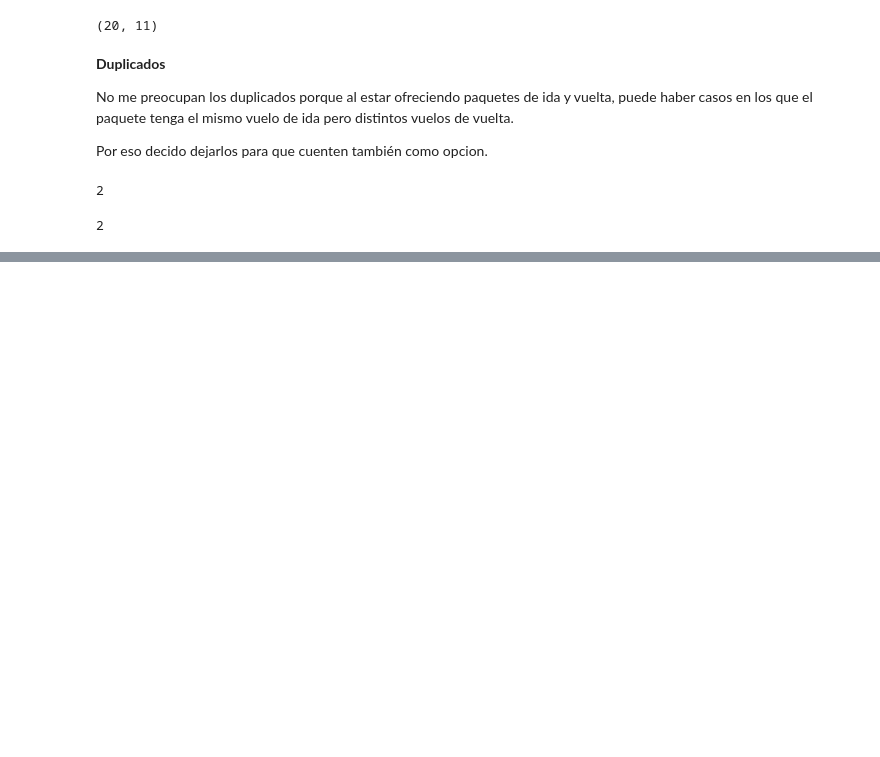
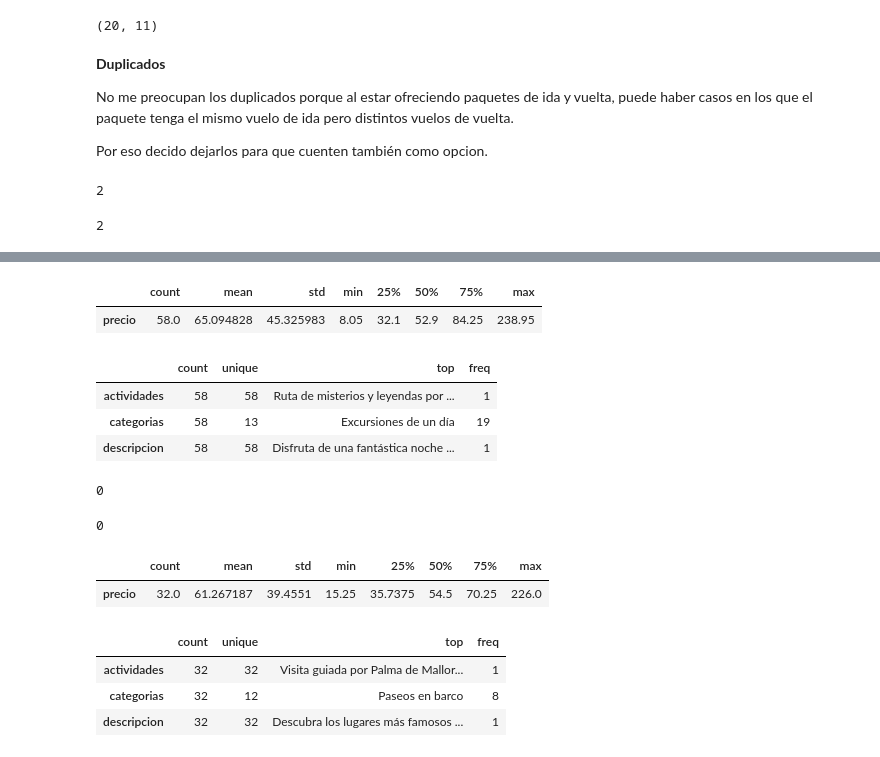
Before and after one commit to jgilsu11/Proyecto3-Explorando-Viajes, a Jupyter notebook: EDA.ipynb, the cells around one changed output, grey strips where cells are left out. Drawn from its saved outputs; the diff is of its cells as text; code cells hidden in the pictures; blank space fills up the shorter version.

```diff
--- a/EDA.ipynb
+++ b/EDA.ipynb
@@ -285,0 +455,3 @@ vuelos_tene.duplicated().sum()
+# %%
+actividades_pmi=pd.read_csv("datos/actividades_pmi.csv")
+actividades_tene=pd.read_csv("datos/actividades_tene.csv")
@@ -285,0 +486,32 @@ vuelos_tene.duplicated().sum()
+# %%
+actividades_tene.describe().T
+# %% [output]
+|  | count | mean | std | min | 25% | 50% | 75% | max |
+| precio | 58.0 | 65.094828 | 45.325983 | 8.05 | 32.1 | 52.9 | 84.25 | 238.95 |
+# %%
+actividades_tene.describe(include= "O").T
+# %% [output]
+|  | count | unique | top | freq |
+| actividades | 58 | 58 | Ruta de misterios y leyendas por ... | 1 |
+| categorias | 58 | 13 | Excursiones de un día | 19 |
+| descripcion | 58 | 58 | Disfruta de una fantástica noche ... | 1 |
+# %%
+actividades_pmi.duplicated().sum()
+# %% [output]
+0
+# %%
+actividades_tene.duplicated().sum()
+# %% [output]
+0
+# %%
+actividades_pmi.describe().T
+# %% [output]
+|  | count | mean | std | min | 25% | 50% | 75% | max |
+| precio | 32.0 | 61.267187 | 39.4551 | 15.25 | 35.7375 | 54.5 | 70.25 | 226.0 |
+# %%
+actividades_pmi.describe(include= "O").T
+# %% [output]
+|  | count | unique | top | freq |
+| actividades | 32 | 32 | Visita guiada por Palma de Mallor... | 1 |
+| categorias | 32 | 12 | Paseos en barco | 8 |
+| descripcion | 32 | 32 | Descubra los lugares más famosos ... | 1 |
```
Also changed, not shown: parts of 16 cells of this notebook, 3 other files.
